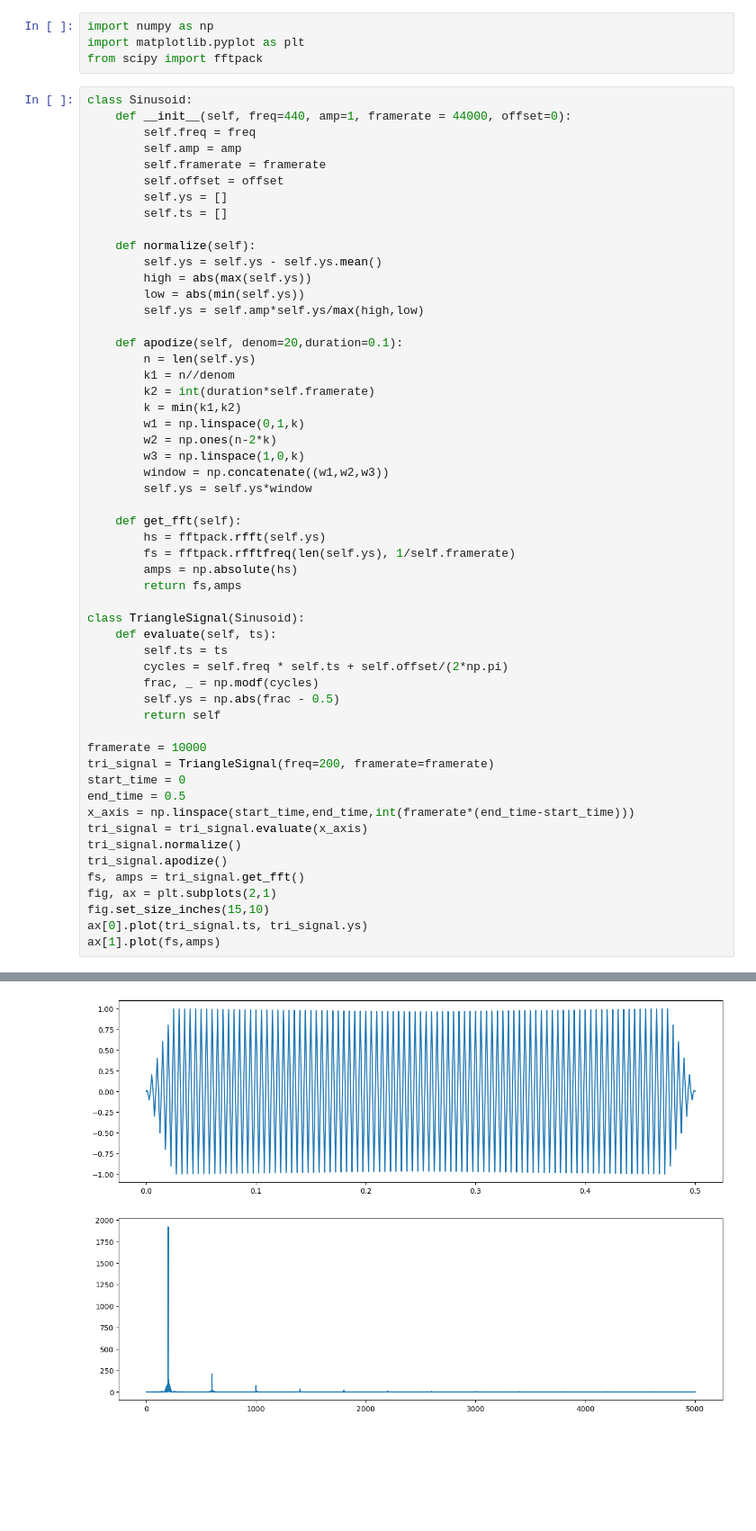
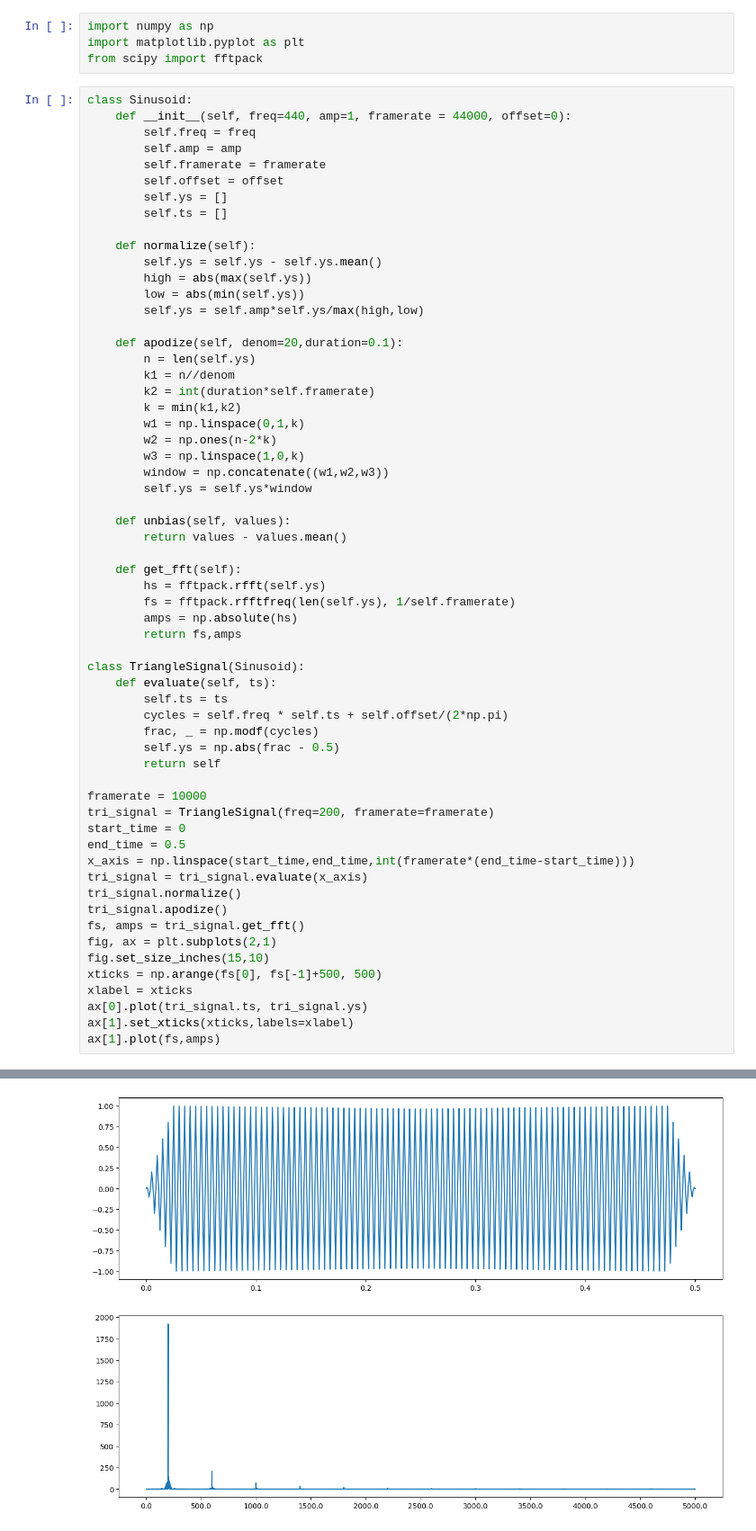
Before and after one commit to helsaint/DSP, a Jupyter notebook: Chapter 2 Harmonics.ipynb, the cells around one changed output, grey strips where cells are left out. Shown: that part at 90% size. Drawn from its saved outputs; the diff is of its cells as text; blank space fills up the shorter version.

```diff
--- a/Chapter 2 Harmonics.ipynb
+++ b/Chapter 2 Harmonics.ipynb
@@ -29,33 +29,39 @@ class Sinusoid:
         window = np.concatenate((w1,w2,w3))
         self.ys = self.ys*window
 
+    def unbias(self, values):
+        return values - values.mean()
+
     def get_fft(self):
         hs = fftpack.rfft(self.ys)
         fs = fftpack.rfftfreq(len(self.ys), 1/self.framerate)
         amps = np.absolute(hs)
         return fs,amps
 
 class TriangleSignal(Sinusoid):
     def evaluate(self, ts):
         self.ts = ts
         cycles = self.freq * self.ts + self.offset/(2*np.pi)
         frac, _ = np.modf(cycles)
         self.ys = np.abs(frac - 0.5)
         return self
 
 framerate = 10000
 tri_signal = TriangleSignal(freq=200, framerate=framerate)
 start_time = 0
 end_time = 0.5
 x_axis = np.linspace(start_time,end_time,int(framerate*(end_time-start_time)))
 tri_signal = tri_signal.evaluate(x_axis)
 tri_signal.normalize()
 tri_signal.apodize()
 fs, amps = tri_signal.get_fft()
 fig, ax = plt.subplots(2,1)
 fig.set_size_inches(15,10)
+xticks = np.arange(fs[0], fs[-1]+500, 500)
+xlabel = xticks
 ax[0].plot(tri_signal.ts, tri_signal.ys)
+ax[1].set_xticks(xticks,labels=xlabel)
 ax[1].plot(fs,amps)
 # %% [output]
 [<matplotlib.lines.Line2D at 0x...>]
-[figure, old version]
+[figure, new version]
```
Also changed, not shown: parts of 7 cells of this notebook.
